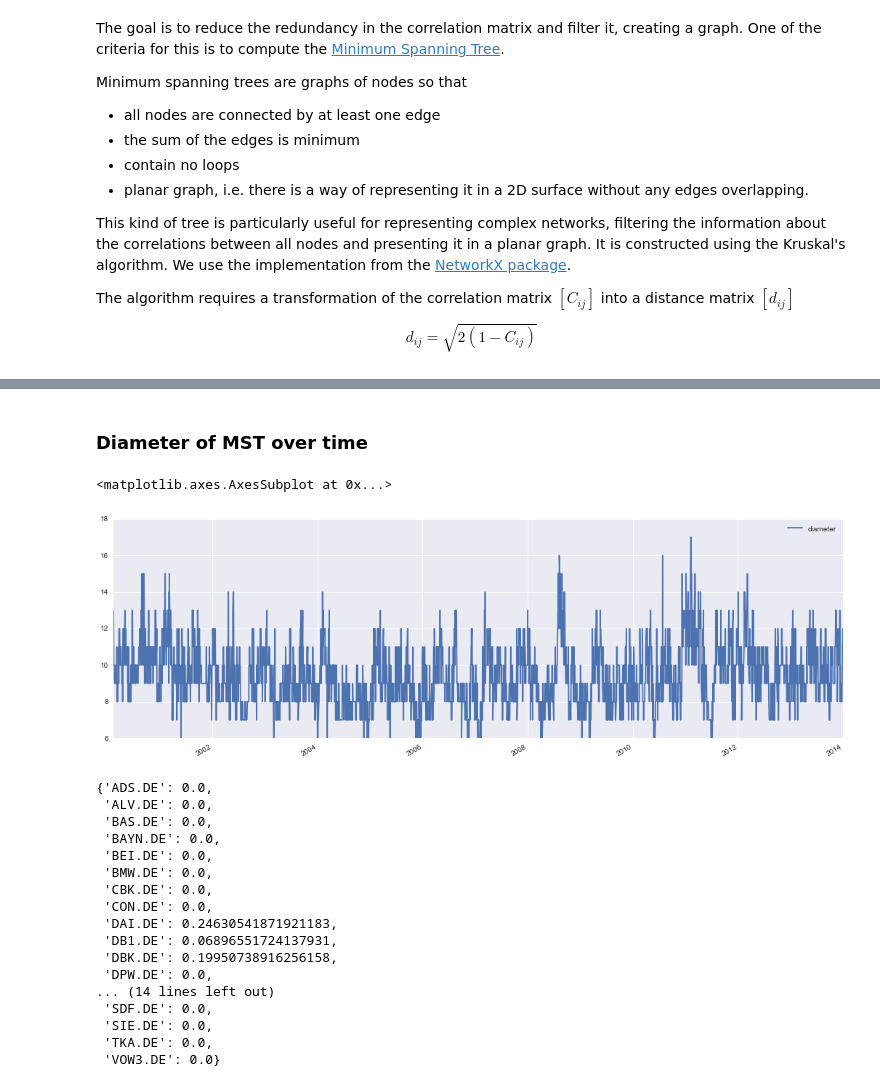
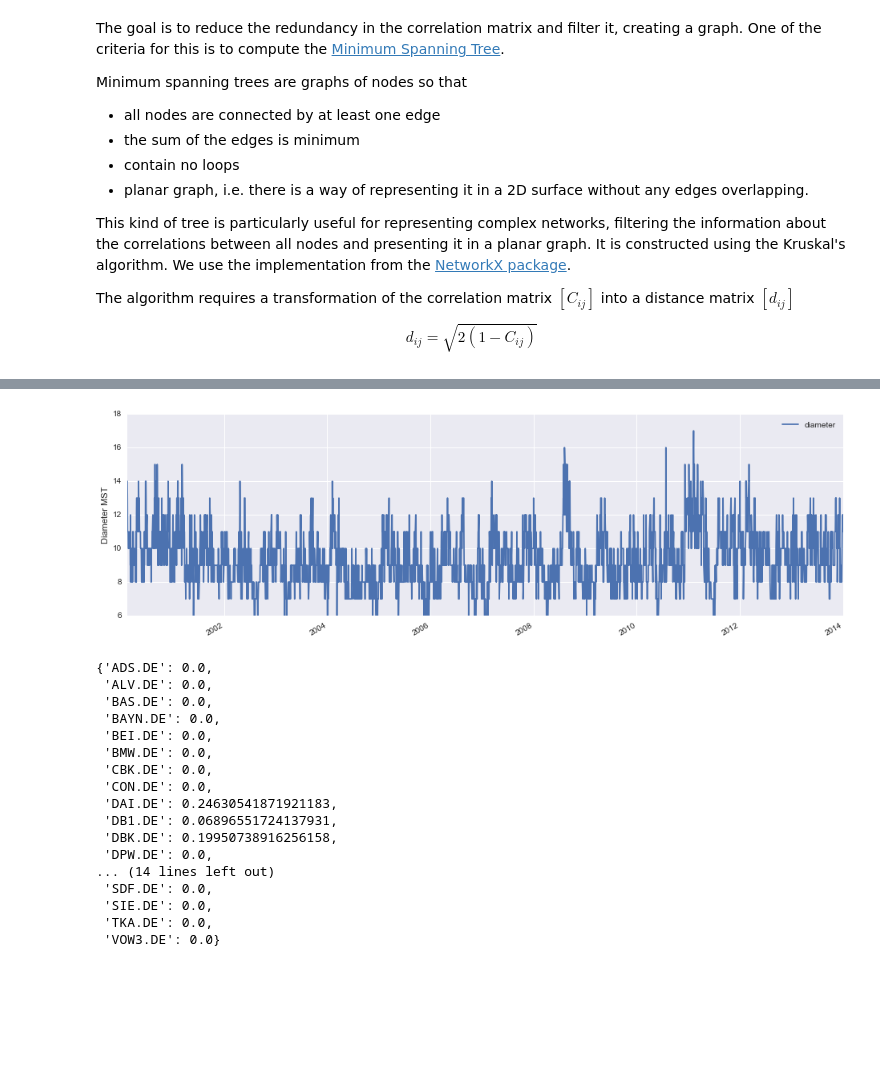
Before and after one commit to mvaz/PyData2014-Berlin, a Jupyter notebook: DAX30 Network.ipynb, the cells around one changed output, grey strips where cells are left out. Drawn from its saved outputs; the diff is of its cells as text; code cells hidden in the pictures; blank space fills up the shorter version.

```diff
--- a/DAX30 Network.ipynb
+++ b/DAX30 Network.ipynb
@@ -164,5 +186,6 @@ from pprint import pprint
 # %%
-def construct_mst(df):
+def construct_mst(df, threshold=0.01):
+    # threshold = 0.05 / len(names):
     g = nx.Graph()
     names = df.columns.unique()
     df_distance = np.sqrt( 2 * np.clip( 1. - df, 0., 2.) )
@@ -171,6 +194,6 @@ def construct_mst(df):
             if j >= i: break
             val = df_distance.loc[n,m]
             # Bonferroni correction: TODO check implementation
-            if np.abs(val) > 0.05 / len(names):
+            if np.abs(val) > threshold:
                 g.add_edge(n, m, weight=val)
     return nx.minimum_spanning_tree(g)
@@ -269,15 +313,14 @@ corr_container.add_class('hbox')
 # %%
 %%time
+
 # initialize DataFrame
 all_t = ds.time_axis()
-net_stats = pd.DataFrame(columns=['diameter'], index=all_t)
+mst_stats = pd.DataFrame(columns=['diameter'], index=all_t)
 
 # iterate
 for t, df in ds.iterate_time():
-#     if pd.Timestamp(t).year > 2001: break
-#     if df.shape[1] < 20: print t, df; continue
     try:
         g = construct_mst(df)
-        net_stats.loc[t] = nx.algorithms.diameter(g)# #, nx.algorithms.degree_centrality}
+        mst_stats.loc[t] = nx.algorithms.diameter(g)# #, nx.algorithms.degree_centrality}
     except ValueError as e:
         print "skipping ", t
@@ -284,10 +330,9 @@ for t, df in ds.iterate_time():
-# %% [markdown]
-### Diameter of MST over time
-# %%
-net_stats.plot(figsize=(18,6))
-# %% [output]
-<matplotlib.axes.AxesSubplot at 0x...>
-[figure, removed]
+# %%
+mst_stats.plot(figsize=(16,5))
+plt.ylabel('Diameter MST')
+plt.savefig('diameter.pdf', bbox='tight')
+# %% [output]
+[figure, added]
 # %%
 graph_widget.charge = -1000
 # %%
```
Also changed, not shown: parts of 30 cells of this notebook, 2 other files.
